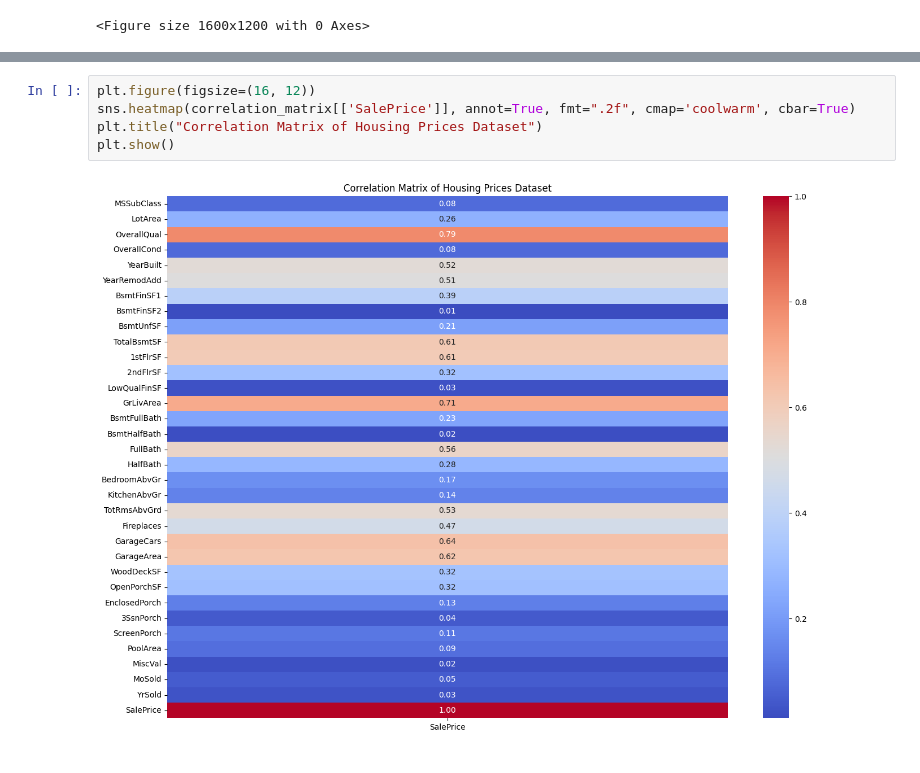
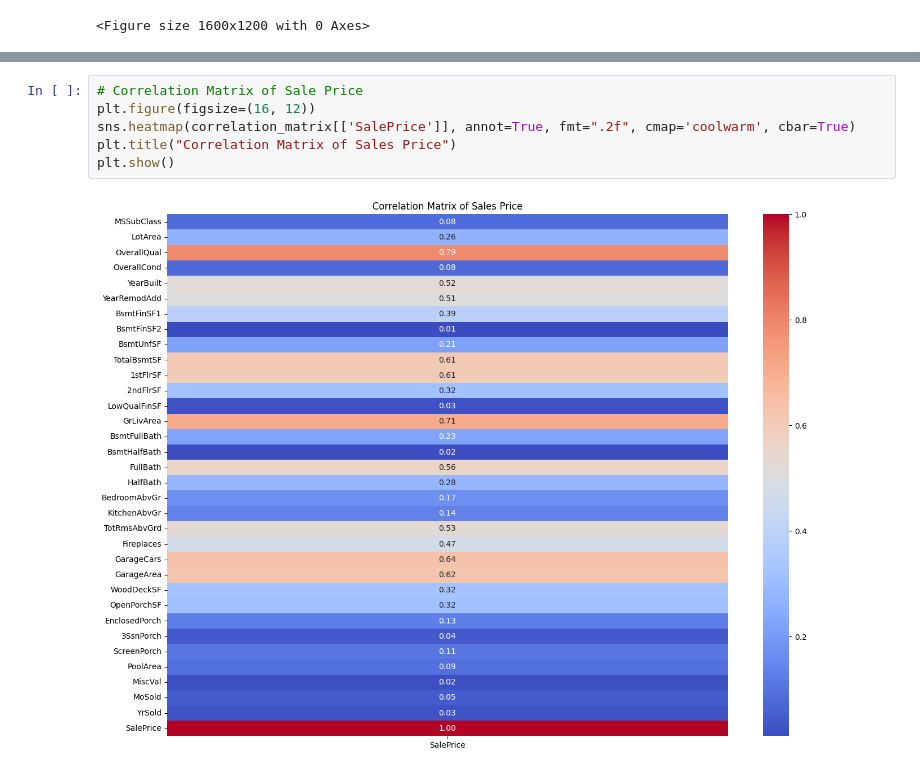
Before and after one commit to AamirIbrahim/housing_price_predictor, a Jupyter notebook: sample_queries/basic_visualization.ipynb, the cells around one changed output, grey strips where cells are left out. Cells and saved outputs as stored; diff of their text form.

```diff
--- a/sample_queries/basic_visualization.ipynb
+++ b/sample_queries/basic_visualization.ipynb
@@ -53,7 +56,8 @@ plt.show()
 # %%
+# Correlation Matrix of Sale Price
 plt.figure(figsize=(16, 12))
 sns.heatmap(correlation_matrix[['SalePrice']], annot=True, fmt=".2f", cmap='coolwarm', cbar=True)
-plt.title("Correlation Matrix of Housing Prices Dataset")
+plt.title("Correlation Matrix of Sales Price")
 plt.show()
 # %% [output]
-[figure, old version]
+[figure, new version]
```
Also changed, not shown: parts of 1 cell of this notebook.
